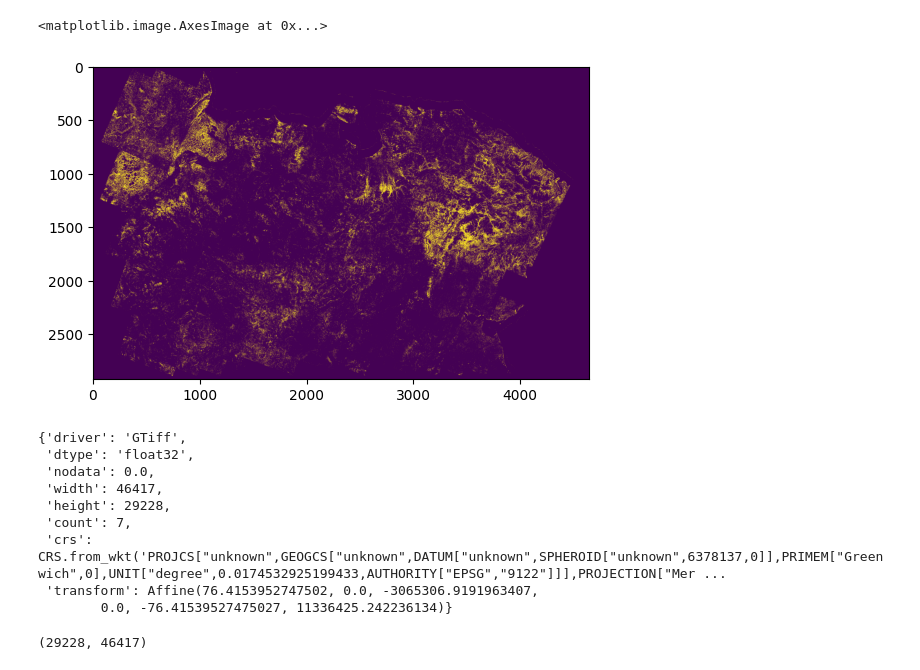
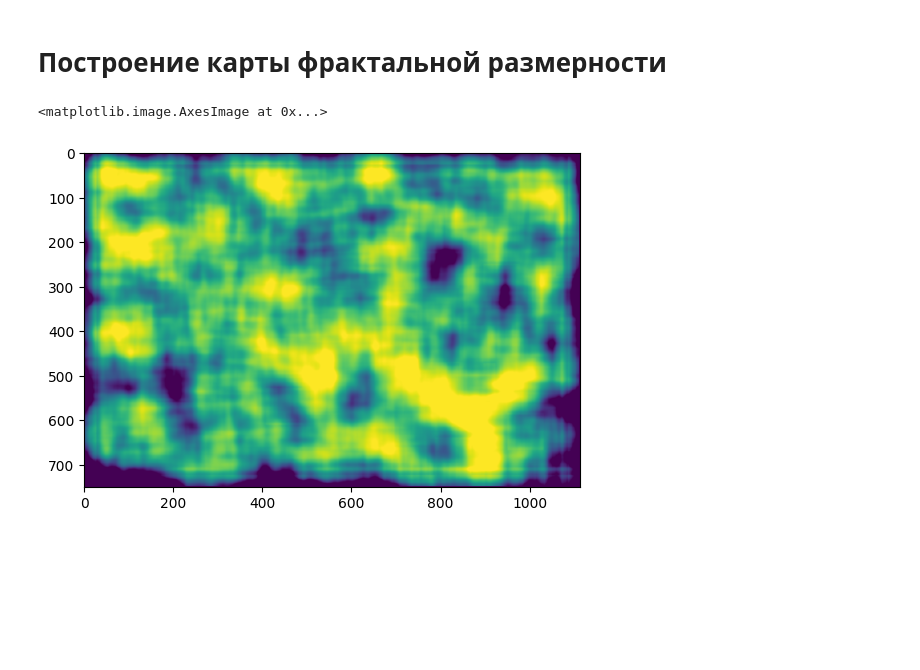
Before and after one commit to AitalUn/fractal_analysis, a Jupyter notebook: multifractal.ipynb, the cells around one changed output. Cells and saved outputs as stored; diff of their text form; code cells hidden in the pictures; blank space fills up the shorter version.

```diff
--- a/multifractal.ipynb
+++ b/multifractal.ipynb
@@ -1,10 +1,18 @@
+# %% [markdown]
+# Построение карты фрактальной размерности
 # %%
 from pathlib import Path
 import rasterio as rs
 import numpy as np
 import torch
+from utils.fractal_map import fractal_dimension_map_2d
 
+lineaments_dir_path = Path(r"D:\ml_datasets\Chukotka\фильтрация по длине линеаментов 1000m")
+lineaments = {}
+for f in lineaments_dir_path.iterdir():
+    lenght = int(f.stem.split("_")[-2].replace("ml", ""))
+    lineaments[lenght] = f
 
-clay_path = Path(r"D:\ml_datasets\Chukotka\Landsat_raw\pca\clay.tif")
-
-tensor = torch.tensor(rs.open(clay_path).read(1))
+tensor = torch.tensor(rs.open(lineaments[20]).read(1))
+result = fractal_dimension_map_2d(tensor.float(), threshold= np.percentile(tensor, 50), window_size=81,
+                                  eps_list=(3, 9, 27, 81))
@@ -14,7 +19,7 @@ tensor = tensor > q90
 # %%
 import matplotlib.pyplot as plt
 
-plt.imshow(tensor[::10, ::10])
+plt.imshow(result, vmin=np.percentile(result, 5), vmax = np.percentile(result, 95))
 # %% [output]
 <matplotlib.image.AxesImage at 0x...>
-[figure, old version]
+[figure, new version]
@@ -30,13 +25,0 @@ result = make_multifractal_analysis(
-# %%
-ds = rs.open(clay_path)
-ds.meta
-# %% [output]
-{'driver': 'GTiff',
- 'dtype': 'float32',
- 'nodata': 0.0,
- 'width': 46417,
- 'height': 29228,
- 'count': 7,
- 'crs': CRS.from_wkt('PROJCS["unknown",GEOGCS["unknown",DATUM["unknown",SPHEROID["unknown",6378137,0]],PRIMEM["Greenwich",0],UNIT["degree",0.0174532925199433,AUTHORITY["EPSG","9122"]]],PROJECTION["Mer ...
- 'transform': Affine(76.4153952747502, 0.0, -3065306.9191963407,
-        0.0, -76.41539527475027, 11336425.242236134)}
@@ -45,4 +25,0 @@ mask = ~np.isnan(rs.open(clay_path).read(1))
-# %%
-result.shape
-# %% [output]
-(29228, 46417)
```
Also changed, not shown: parts of 9 cells of this notebook, 15 other files.
